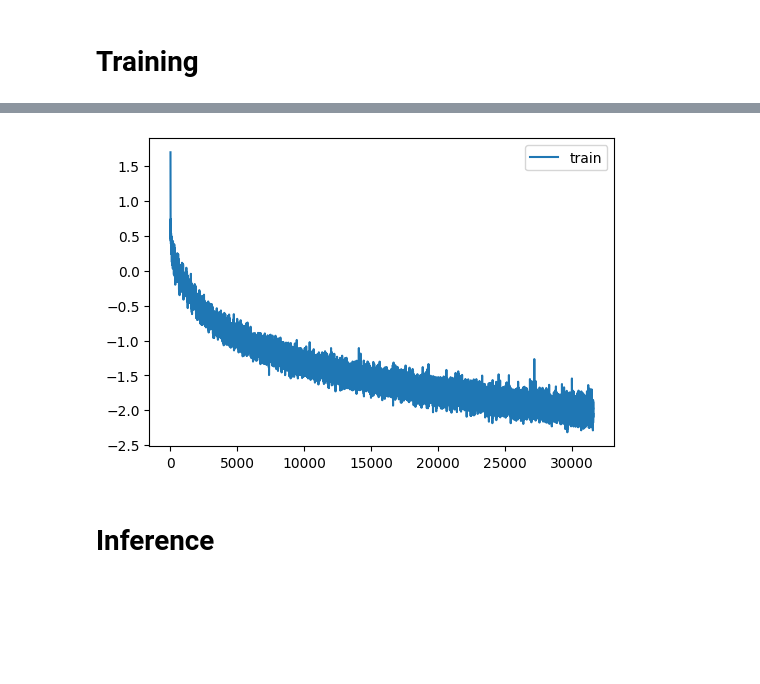
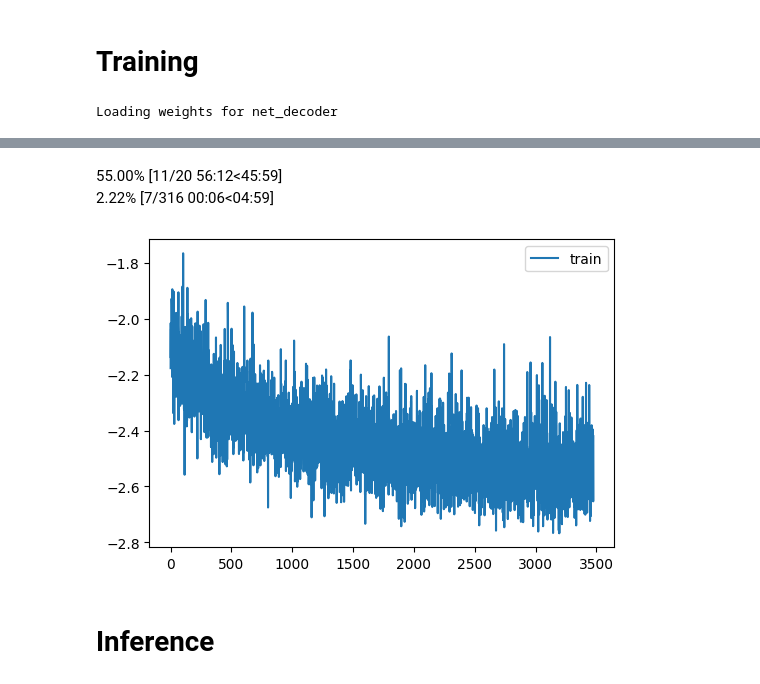
Before and after one commit to danjacobellis/segmentation, a Jupyter notebook: ADE20k.ipynb, the cells around one changed output, grey strips where cells are left out. Drawn from its saved outputs; the diff is of its cells as text; code cells hidden in the pictures; blank space fills up the shorter version.

Commit message:
10 more epochs

```diff
--- a/ADE20k.ipynb
+++ b/ADE20k.ipynb
@@ -49,14 +49,18 @@ decoder = ModelBuilder().build_decoder(
     arch='ppm',
     fc_dim=2048,
     num_class=150,
-    weights='',
+    # weights='',
+    weights = "decoder_weights_epoch_110.pth",
     use_softmax=False).cuda()
 crit = nn.NLLLoss(ignore_index=-1)
-optimizer = AdamW(decoder.parameters(), lr=1e-3)
+optimizer = AdamW(decoder.parameters(), lr=3e-5)
+# %% [output]
+Loading weights for net_decoder
 # %%
 log_train_loss = []
-epochs = 100
-mb = master_bar(range(epochs))
+epochs = 10
+# mb = master_bar(range(epochs))
+mb = master_bar(range(111,111+epochs))
 for epoch in mb:
     train_dataloader = DataLoader(train_dataset, batch_size=64, shuffle=True)
     for batch in progress_bar(train_dataloader,parent=mb):
@@ -77,4 +80,6 @@ for epoch in mb:
+55.00% [11/20 56:12<45:59]
+2.22% [7/316 00:06<04:59]
-[figure, old version]
+[figure, new version]
 # %% [markdown]
 # Inference
 # %%
```
Also changed, not shown: parts of 7 cells of this notebook.
